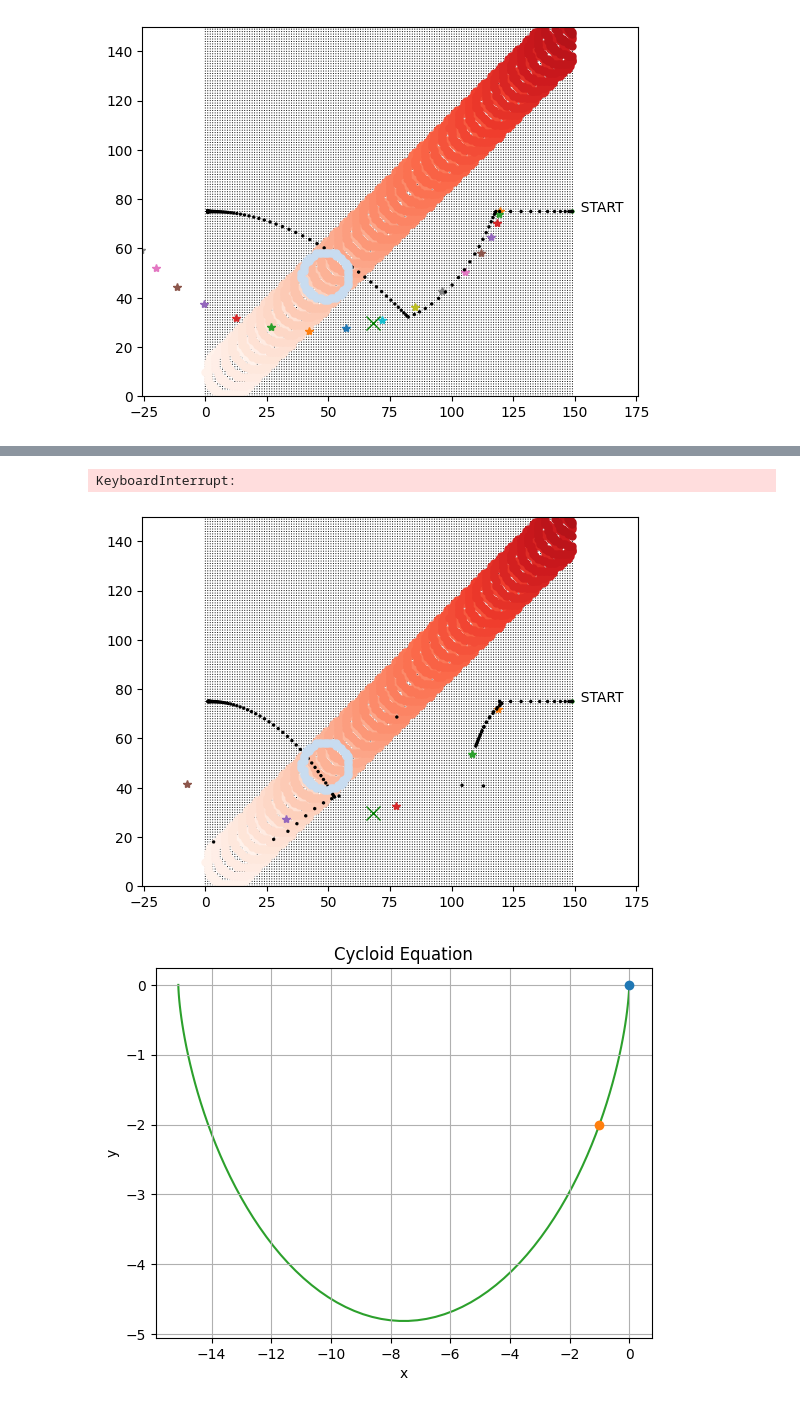
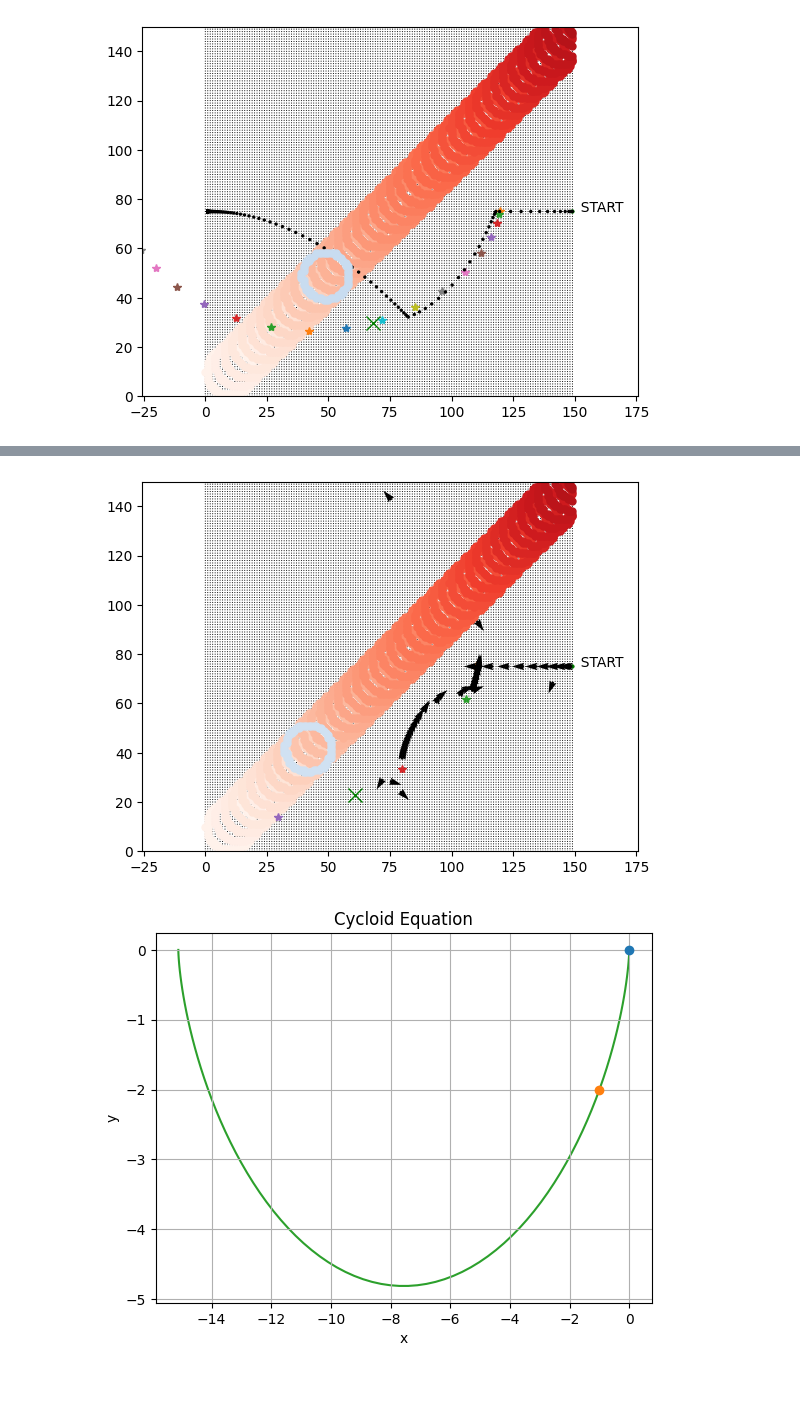
Before and after one commit to waynechu1109/Dodging-Dynamical-Obstacles-Using-Turtlebot4-Camera-Feed, a Jupyter notebook: dodge_planner.ipynb, the cells around one changed output, grey strips where cells are left out. Saved outputs shown, nothing was run; the diff lists cells and outputs as text; code cells hidden in the pictures.

Commit message:
cycloid final try

```diff
--- a/dodge_planner.ipynb
+++ b/dodge_planner.ipynb
@@ -284,8 +284,10 @@ robot_velocity = 10.
 robot_omega = 0.
 original_robot_velo = robot_velocity
 original_robot_omega = robot_omega
-robot_x_velo = robot_velocity* np.cos(current_robot_position[2])
-robot_y_velo = robot_velocity* np.sin(current_robot_position[2])
+# robot_x_velo = robot_velocity* np.cos(current_robot_position[2])
+# robot_y_velo = robot_velocity* np.sin(current_robot_position[2])
+robot_x_velo = 0.
+robot_y_velo = 0.
 
 temp_target = np.array([0., 0., 0.])
 cycloid_target = np.array([])
@@ -294,12 +296,12 @@ target = np.array([1., 75., np.pi])
 diff_arr = np.array([0., 0., 0.])
 cycloid_diff_arr = np.array([0., 0., 0.])
 controller_index = 0
-cycloid_index = 0 # indicate which point in the cycloid the robot should go
+cycloid_index = 1 # indicate which point in the cycloid the robot should go
 
 sampling_freq = 1.    # Hz
 safety_margin = 3*robot_radius
 
-turn = 0
+dodge = 0
 nearby = 0
 
 def solve_cycloid(x, y):
@@ -358,7 +360,7 @@ def controller(diff_x, diff_y, diff_theta, controller_index):
     robot_omega = u1
     # robot_velocity = 1*(u2 + z3*u1)   # the linear velocoty of the robot
     # get start from zero velocity
-    slow_region = 30
+    slow_region = 15
     if controller_index <= slow_region:
         robot_velocity = ((controller_index+1)/(slow_region*1.1))*(u2 + z3*u1)
     else:
@@ -380,7 +382,7 @@ while (0<current_position[0] and current_position[0]<size and 0<current_position
     # check if robot near the obstacle
     if np.sqrt((current_position[0]-current_robot_position[0])**2+
                (current_position[1]-current_robot_position[1])**2
-               ) <= obstacle_radius+robot_radius+safety_margin and turn == 0:
+               ) <= obstacle_radius+robot_radius+safety_margin and dodge == 0:
         print("iteration:", iteration+1, "obstacle nearby!!")
         nearby = 1
         # get the trajectory of obstacle through robot, the formula of the trajectory: y=ax+b
@@ -391,7 +393,7 @@ while (0<current_position[0] and current_position[0]<size and 0<current_position
         if (a*current_robot_position[0]-current_robot_position[1]+b > 0): # if the robot right to trajectory, ### Robot go RIGHT ###
             temp_target[0] = current_position[0] + (obstacle_radius+robot_radius)*np.cos(np.pi/2-current_position[2])
             temp_target[1] = current_position[1] - (obstacle_radius+robot_radius)*np.sin(np.pi/2-current_position[2])
-        else:                                                             # if the robot left to trajectory, ### Robot go LEFT ###
+        else:                                                             # if the robot left to trajectory,  ### Robot go LEFT ###
             temp_target[0] = current_position[0] - (obstacle_radius+robot_radius)*np.cos(np.pi/2-current_position[2])
             temp_target[1] = current_position[1] + (obstacle_radius+robot_radius)*np.sin(np.pi/2-current_position[2])
         temp_target[2] = current_robot_position[2]
@@ -406,72 +408,63 @@ while (0<current_position[0] and current_position[0]<size and 0<current_position
         dy_dx = np.diff(y) / np.diff(x)
         # move back To original position
         for k in range(len(x)):
-            if k % 15 == 8:    # record the point on cycloid we want
+            if k % 15 == 0:    # record the point on cycloid we want
                 plt.plot(x[k]+current_robot_position[0], y[k]+current_robot_position[1], marker='*', zorder=1)
-                # np.concatenate((cycloid_target, np.array([x[k]+current_robot_position[0], y[k]+current_robot_position[1], atan(dy_dx[k]/1) + np.pi])), axis=0)
-                new_row = np.array([x[k]+current_robot_position[0], y[k]+current_robot_position[1], atan(dy_dx[k]/1) + np.pi])
+                new_row = np.array([x[k]+current_robot_position[0], y[k]+current_robot_position[1], atan(dy_dx[k]) + np.pi])
                 cycloid_target = np.append(cycloid_target, new_row)
-                # cycloid_target.append([x[k]+current_robot_position[0], y[k]+current_robot_position[1], atan(dy_dx[k]/1) + np.pi])
-                # print(x[k]+current_robot_position[0], y[k]+current_robot_position[1], atan(dy_dx[k])+np.pi)
         cycloid_target = cycloid_target.reshape(-1, 3)
         print(cycloid_target)
         controller_index = 0
-        turn = 1
+        dodge = 1
     else:
         # controller to distination (it is not dodging)
         for j in range(3):
             diff_arr[j] = current_robot_position[j] - target[j]
 
         controller(diff_arr[0], diff_arr[1], diff_arr[2], controller_index)
+        # if robot_velocity < 0:
+        #     current_robot_position[2] += np.pi/2.    # if the velocity is negative, turn around
+        #     continue
         controller_index += 1
 
     # dodging process
-    if turn == 1:
+    if dodge:
         # calculate the difference
         for j in range(3):
             diff_arr[j] = current_robot_position[j] - cycloid_target[cycloid_index][j]
 
         controller(diff_arr[0], diff_arr[1], diff_arr[2], controller_index)
+        print(robot_velocity, robot_omega)   # print for debugging
+        # if robot_velocity < 0:
+        #     current_robot_position[2] += np.pi/2.    # if the velocity is negative, turn around
+            # continue
         controller_index += 1
-        # print(robot_x_velo, robot_y_velo, robot_omega)   # print for debugging
 
         if sqrt((current_robot_position[0]-cycloid_target[cycloid_index][0])**2 +
-                (current_robot_position[1]-cycloid_target[cycloid_index][1])**2) < 5:
+                (current_robot_position[1]-cycloid_target[cycloid_index][1])**2) < 5.:
             cycloid_index += 1
+            controller_index = 0
 
         if np.sqrt((current_robot_position[0]-temp_target[0])**2 +
                 (current_robot_position[1]-temp_target[1])**2) < 1.2*robot_radius:  # if robot is close enough to temp. distination, continue
-            turn = 0
+            dodge = 0
             controller_index = 0
-
-        # plot the current status (arrow)
-        # plt.quiver(current_robot_position[0], current_robot_position[1],
-        #             1*np.cos(current_robot_position[2]), 1*np.sin(current_robot_position[2]),
-        #             scale=0.8, units='xy', zorder = 3)
-
-        # moving to next position
-        # current_position[0] += obstacle_x_velo*(1/sampling_freq)
-        # current_position[1] += obstacle_y_velo*(1/sampling_freq)
-        # current_robot_position[0] += robot_x_velo*(1/sampling_freq)
-        # current_robot_position[1] += robot_y_velo*(1/sampling_freq)
-        # current_robot_position[2] += robot_omega*(1/sampling_freq)
-        # iteration += 1
 
     # plot the current status (arrow)
     plt.quiver(current_robot_position[0], current_robot_position[1],
                 1*np.cos(current_robot_position[2]), 1*np.sin(current_robot_position[2]),
-                scale=0.8, units='xy', zorder = 3)
+                scale=0.2, units='xy', zorder = 3)
 
     # plot the area for obstacle and robot
     for x in range(size):
         for y in range(size):
+
             if (np.sqrt((current_position[0]-x)**2 + (current_position[1]-y)**2) <= obstacle_radius
                 and np.sqrt((current_position[0]-x)**2 + (current_position[1]-y)**2) >= obstacle_radius - 1) and not nearby:
                 crossing(x, y, iteration, 1, 1)
             elif (np.sqrt((current_position[0]-x)**2 + (current_position[1]-y)**2) <= obstacle_radius
                 and np.sqrt((current_position[0]-x)**2 + (current_position[1]-y)**2) >= obstacle_radius - 1) and nearby:
                 crossing(x, y, iteration, 3, 4)
-
 
             # if (np.sqrt((current_robot_position[0]-x)**2 + (current_robot_position[1]-y)**2) <= robot_radius
             #     and np.sqrt((current_robot_position[0]-x)**2 + (current_robot_position[1]-y)**2) >= robot_radius - 1) and not nearby:
@@ -501,5 +503,4 @@ iteration: 12 obstacle nearby!!
-KeyboardInterrupt:
-[figure, old version]
+[figure, new version]
 # %%
 import numpy as np
 import matplotlib.pyplot as plt
```
Also changed, not shown: parts of 2 cells of this notebook.
